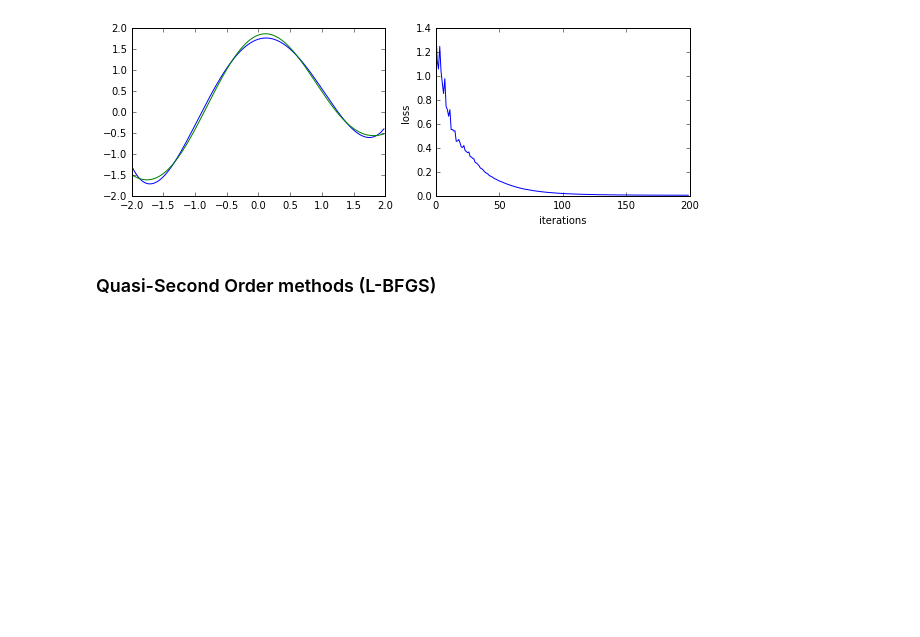
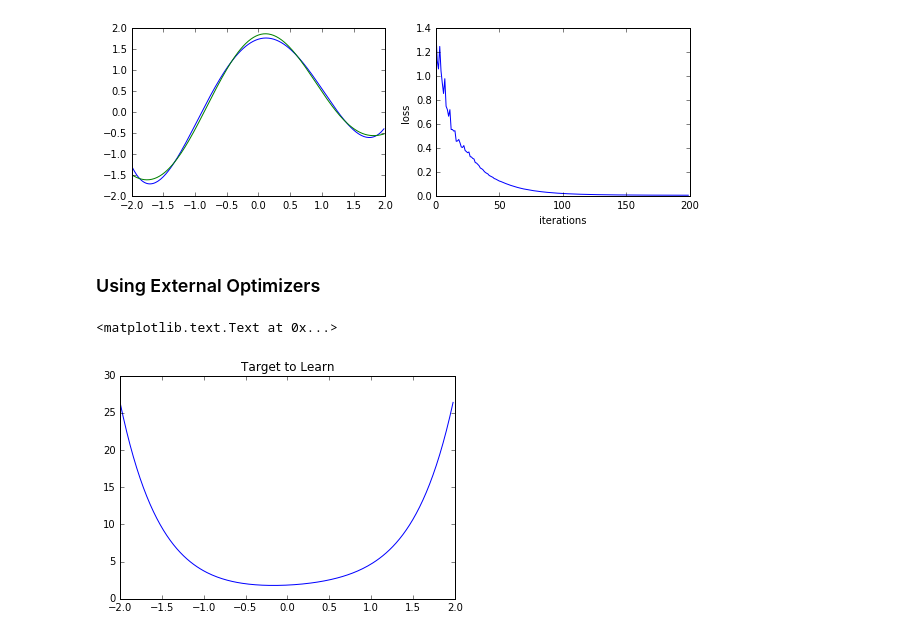
Before and after one commit to neuroailab/psych253, a Jupyter notebook: Lecture9.ipynb, the cells around one changed output. Cells and saved outputs as stored; diff of their text form; code cells hidden in the pictures; blank space fills up the shorter version.

```diff
--- a/Lecture9.ipynb
+++ b/Lecture9.ipynb
@@ -921,5 +892,5 @@ plt.ylabel('loss')
 # %% [output]
 <matplotlib.text.Text at 0x...>
 [figure]
-# %% [markdown]
-### Quasi-Second Order methods (L-BFGS)
+# %% [markdown]
+### Using External Optimizers
@@ -925,0 +904,10 @@ plt.ylabel('loss')
+# %%
+#Ok here's the model we want to learn
+xval = np.arange(-2, 2, .02)
+yval = np.cosh(2 * xval) + np.sin(xval + 1)
+
+plt.plot(xval, yval)
+plt.title("Target to Learn")
+# %% [output]
+<matplotlib.text.Text at 0x...>
+[figure, added]
```
Also changed, not shown: parts of 10 cells of this notebook.
